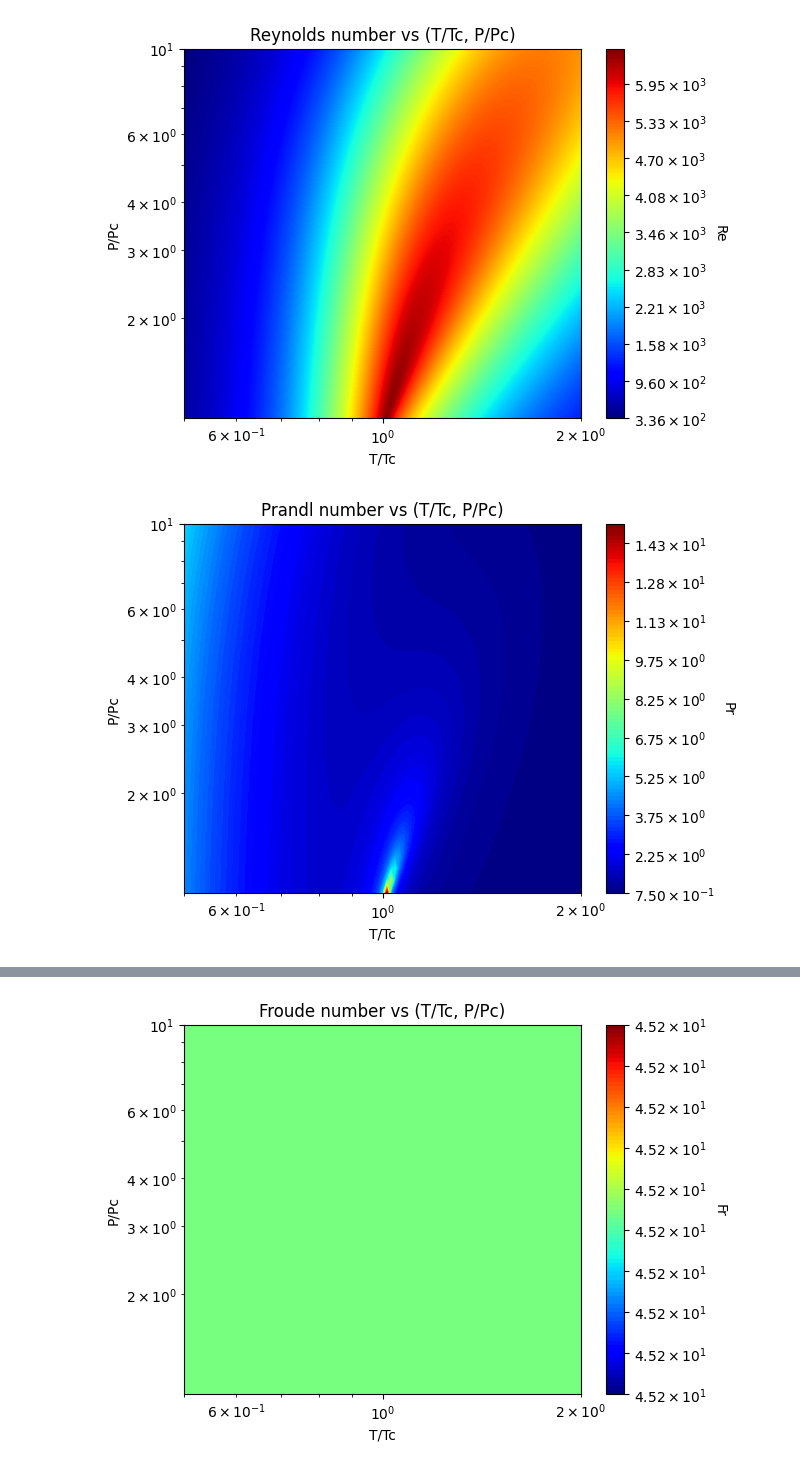
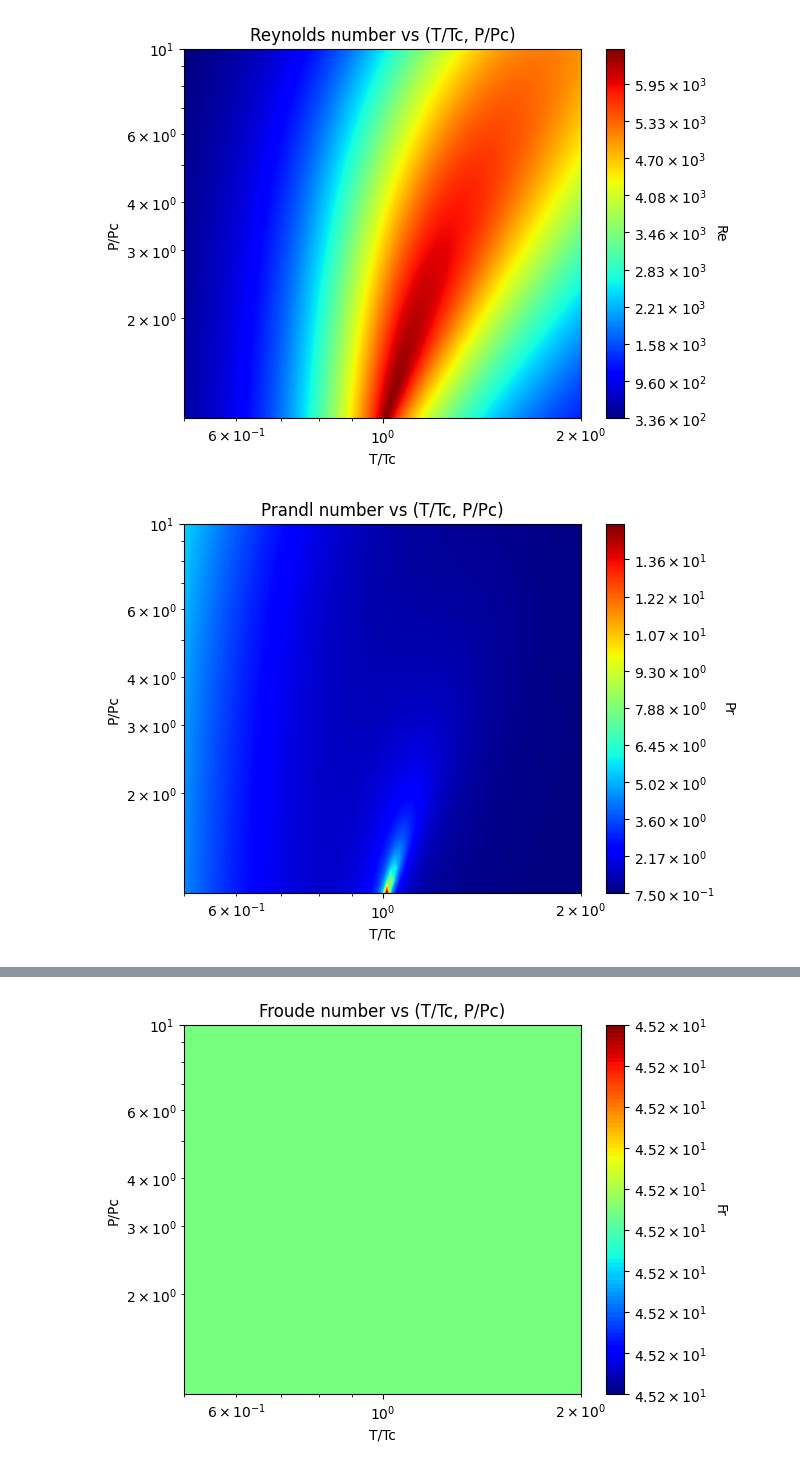
Before and after one commit to henri-avec-un-i/UPC_internship, a Jupyter notebook: caracterisation_of_turbulent_scales_dimensionless.ipynb, the cells around one changed output, grey strips where cells are left out. Drawn from its saved outputs; the diff is of its cells as text; code cells hidden in the pictures.

```diff
--- a/caracterisation_of_turbulent_scales_dimensionless.ipynb
+++ b/caracterisation_of_turbulent_scales_dimensionless.ipynb
@@ -186,7 +184,7 @@ def plot_Re_PvsT(T_list_r, P_list_r, Re_array, T_r_log_scale=True, P_r_log_scale
     # Show the plot
     plt.show()
 # %%
-def plot_Pr_PvsT(T_list_r, P_list_r, Pr_array, T_r_log_scale=True, P_r_log_scale=True, Pr_log_scale=False, colormap='jet', nbr_of_contours=10):
+def plot_Pr_PvsT(T_list_r, P_list_r, Pr_array, T_r_log_scale=True, P_r_log_scale=True, Pr_log_scale=False, colormap='jet', nbr_of_contours=10, plot_size = (6.4, 4.8)):
     """
     Plot the Prandtl number as a function of (T/Tc, P/Pc).
 
@@ -205,7 +203,7 @@ def plot_Pr_PvsT(T_list_r, P_list_r, Pr_array, T_r_log_scale=True, P_r_log_scale
     """
 
     # Create a figure and axes
-    fig, ax = plt.subplots()
+    fig, ax = plt.subplots(figsize=plot_size)
 
     # Create the filled contour plot
     if Pr_log_scale:
@@ -2046,7 +2044,7 @@ plot_Re_PvsT(T_list_r, P_list_r, Re_array, T_r_log_scale=True, P_r_log_scale=Tru
 # %% [output]
 [figure]
 # %%
-plot_Pr_PvsT(T_list_r, P_list_r, Pr_array, T_r_log_scale=True, P_r_log_scale=True, Pr_log_scale=False, colormap='jet', nbr_of_contours=100)
+plot_Pr_PvsT(T_list_r, P_list_r, Pr_array, T_r_log_scale=True, P_r_log_scale=True, Pr_log_scale=False, colormap='jet', nbr_of_contours=1000)
 # %% [output]
-[figure, old version]
+[figure, new version]
 # %%
```
Also changed, not shown: parts of 20 cells of this notebook, 3 other files.
